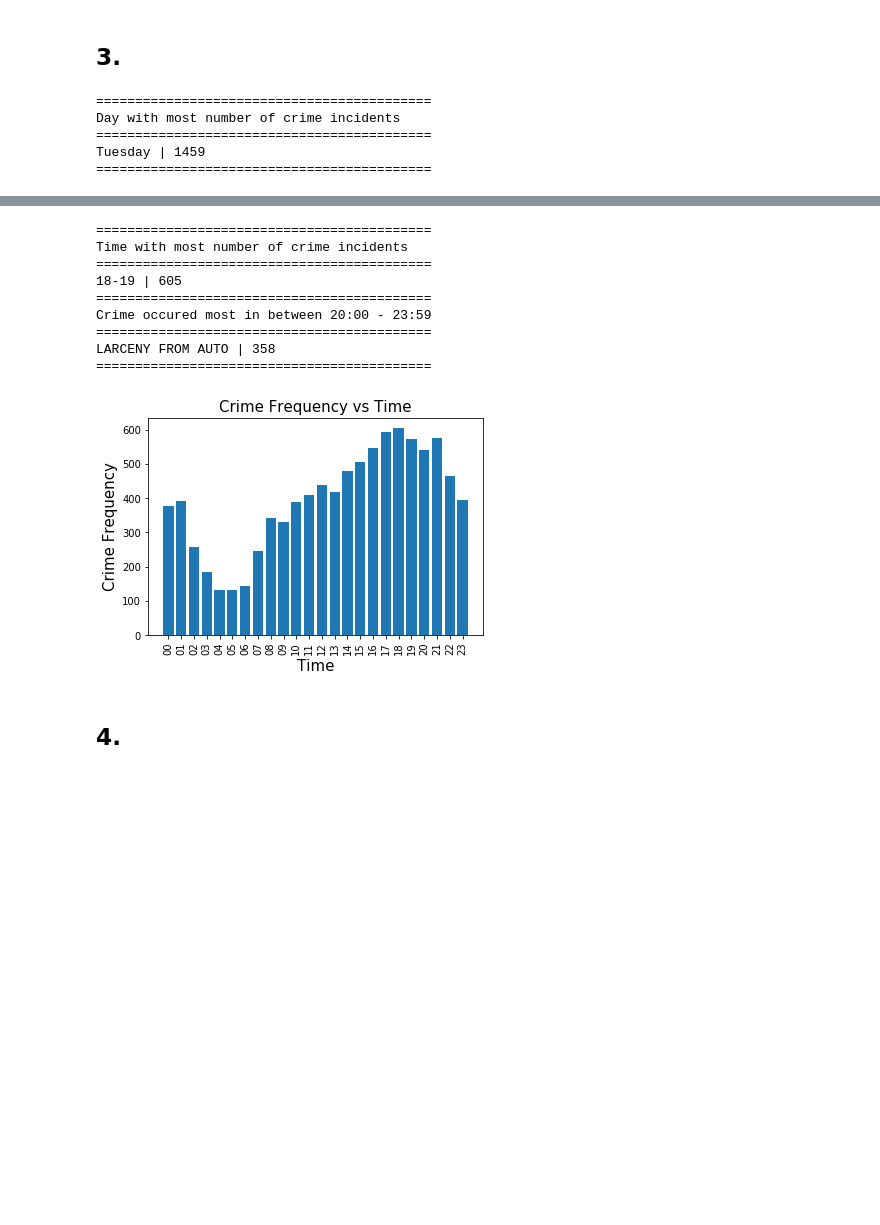
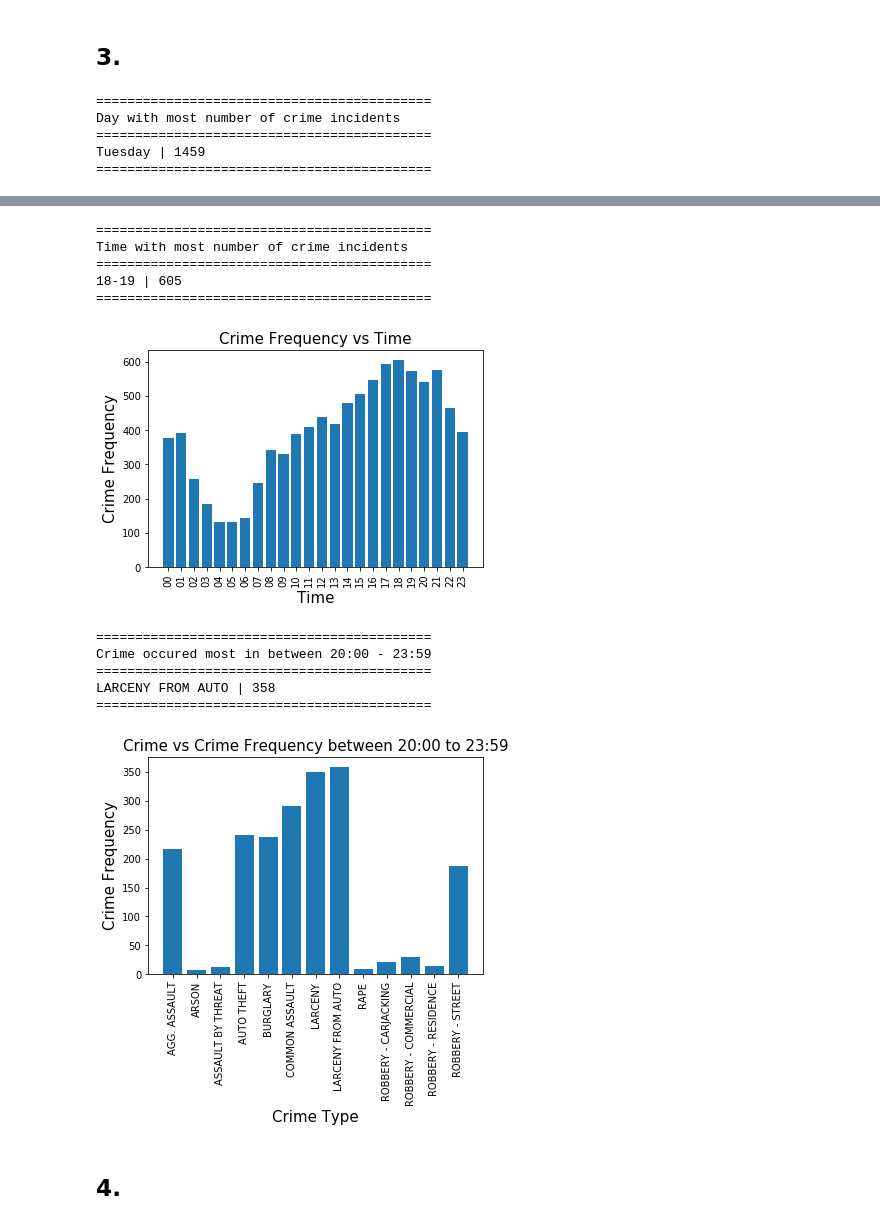
Before and after one commit to anujbansal16/Big-Data-Analysis-over-datasets, a Jupyter notebook: HomeWork2.ipynb, the cells around one changed output, grey strips where cells are left out. Saved outputs shown, nothing was run; the diff lists cells and outputs as text; code cells hidden in the pictures; blank space fills up the shorter version.

```diff
--- a/HomeWork2.ipynb
+++ b/HomeWork2.ipynb
@@ -117,39 +118,43 @@ def dayTimeCrime():
             if int(hr)>=20 and int(hr):
                 ccBetween202359.append(cc)
     x=np.unique(xtemp,return_counts=True)
     y=x[1]
     x=x[0]
 
     ccBetween202359=np.unique(ccBetween202359,return_counts=True)
-
+#     print(ccBetween202359)
     print("===========================================")
     print("Time with most number of crime incidents")
     print("===========================================")
     print("%s-%d | %s"%(x[np.argmax(y)],(int(x[np.argmax(y)])+1)%24,y[np.argmax(y)]))
     print("===========================================")
+    barPlot(x,y,"Time","Crime Frequency","Crime Frequency vs Time")
+    print("===========================================")
     print("Crime occured most in between 20:00 - 23:59")
     print("===========================================")
     print("%s | %s"%(ccBetween202359[0][np.argmax(ccBetween202359[1])],ccBetween202359[1][np.argmax(ccBetween202359[1])]))
     print("===========================================")
-    barPlot(x,y,"Time","Crime Frequency","Crime Frequency vs Time")
+    barPlot(ccBetween202359[0],ccBetween202359[1],"Crime Type","Crime Frequency","Crime vs Crime Frequency between 20:00 to 23:59")
 dayTimeCrime()
 # %% [output]
 ===========================================
 Day with most number of crime incidents
 ===========================================
 Tuesday | 1459
 ===========================================
 [figure]
 ===========================================
 Time with most number of crime incidents
 ===========================================
 18-19 | 605
 ===========================================
-Crime occured most in between 20:00 - 23:59
-===========================================
-LARCENY FROM AUTO | 358
-===========================================
 [figure]
+===========================================
+Crime occured most in between 20:00 - 23:59
+===========================================
+LARCENY FROM AUTO | 358
+===========================================
+[figure, added]
 # %% [markdown]
 ## 4.
 # %%
```
Also changed, not shown: parts of 6 cells of this notebook, 7 other files.
